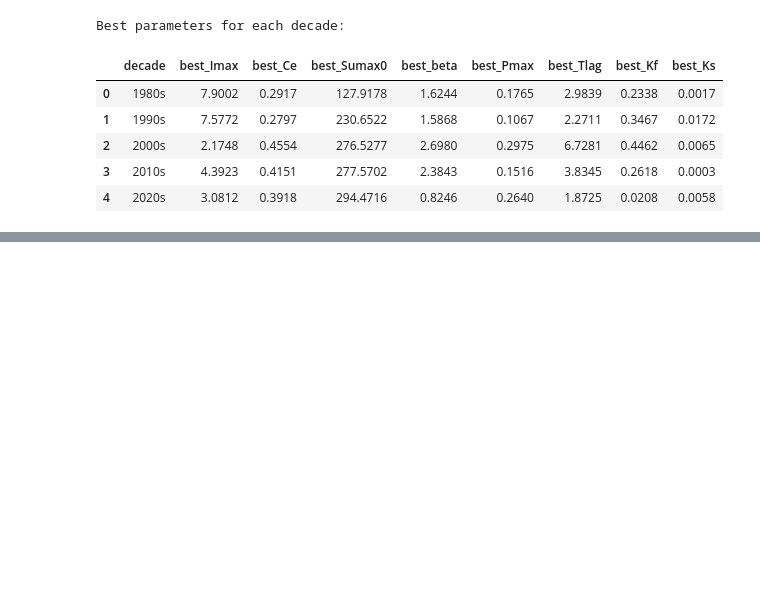
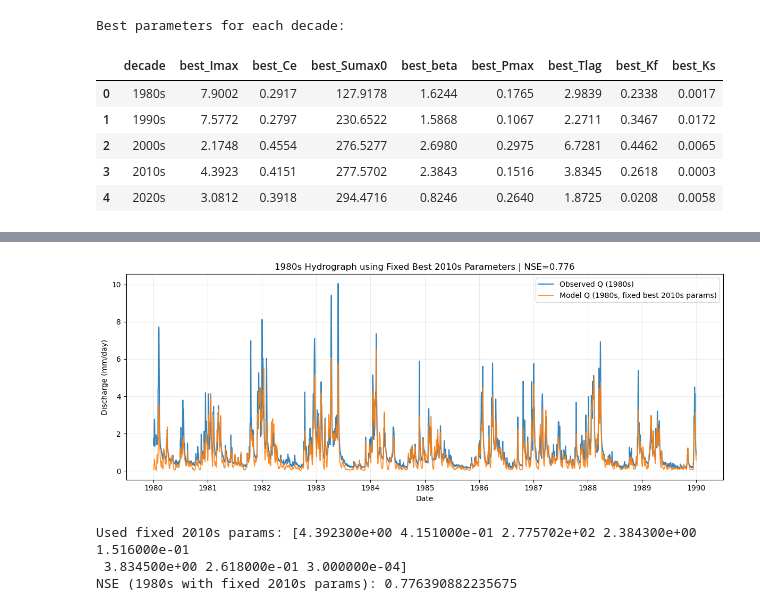
Before and after one commit to Doriswong35/teaching-materials, a Jupyter notebook: Main_project/HBV_constant_Sumax.ipynb, the cells around one changed output, grey strips where cells are left out. Saved outputs shown, nothing was run; the diff lists cells and outputs as text; code cells hidden in the pictures; blank space fills up the shorter version.

Commit message:
Some new plots on constant Su_max

```diff
--- a/Main_project/HBV_constant_Sumax.ipynb
+++ b/Main_project/HBV_constant_Sumax.ipynb
@@ -10,6 +10,21 @@ import pandas as pd
 import xarray as xr
 import matplotlib.pyplot as plt
 from hbv_bmi_constant import HBV_Bmi
+# %%
+# Put this at the top of your notebook/cell
+plt.rcParams.update({
+    'font.size': 20,
+    'axes.titlesize': 26,
+    'axes.labelsize': 22,
+    'xtick.labelsize': 18,
+    'ytick.labelsize': 18,
+    'legend.fontsize': 18,
+    'lines.linewidth': 2.5,
+    'lines.markersize': 9,
+    'savefig.dpi': 300,
+})
+
+# Then create your graphs normally - they'll all be poster-ready
 # %%
 base = Path('/Users/doriswong/Documents/ENVM1502/teaching-materials/Main_project')
 temp_path = base / 'ERA5_Temp_1980_2026.csv'
@@ -600,0 +635,64 @@ Best parameters for each decade:
+# %%
+import numpy as np
+import pandas as pd
+import matplotlib.pyplot as plt
+from pathlib import Path
+
+# Fixed best 2010s parameters from your decadal results:
+# [Imax, Ce, Sumax0, beta, Pmax, Tlag, Kf, Ks]
+best_2010s_params = np.array([4.3923, 0.4151, 277.5702, 2.3843, 0.1516, 3.8345, 0.2618, 0.0003], dtype=float)
+
+# 1980s run window (with 1-year spin-up)
+sim_start_1980s = pd.Timestamp("1979-01-01")
+sim_end_1980s = pd.Timestamp("1989-12-31")
+score_start_1980s = pd.Timestamp("1980-01-01")
+score_end_1980s = pd.Timestamp("1989-12-31")
+
+base_path = Path("/Users/doriswong/Documents/ENVM1502/teaching-materials/Main_project")
+grdc_path = Path("/Users/doriswong/Documents/ENVM1502/teaching-materials/Assignments/6336500_Q_Day.Cmd.txt")
+shape_area = 28191724718.0
+run_dir = Path.home() / "tmp_hbv_constant_tests"
+run_dir.mkdir(parents=True, exist_ok=True)
+
+# Reuse existing helper functions from your notebook
+forcing_1980s = load_forcing_daily(base_path, sim_start_1980s, sim_end_1980s)
+q_obs_1980s_full = load_q_obs_mm_day(grdc_path, forcing_1980s.index, shape_area)
+score_mask_1980s = (forcing_1980s.index >= score_start_1980s) & (forcing_1980s.index <= score_end_1980s)
+
+pr_1980s_path, pet_1980s_path = write_forcing_netcdf(
+    run_dir=run_dir,
+    tag="1980s_eval_fixed2010s",
+    index=forcing_1980s.index,
+    pr=forcing_1980s["pr_mm_day"].to_numpy(dtype=float),
+    pet=forcing_1980s["pet_mm_day"].to_numpy(dtype=float),
+)
+
+
+
+sim_1980s_full = run_hbv_constant(
+    best_2010s_params, pr_1980s_path, pet_1980s_path, run_dir, tag="1980s_with_fixed_2010s_best"
+)
+
+idx_1980s = forcing_1980s.index[score_mask_1980s]
+obs_1980s = q_obs_1980s_full[score_mask_1980s]
+sim_1980s = sim_1980s_full[score_mask_1980s]
+nse_1980s_with_2010s = nse(obs_1980s, sim_1980s)
+
+plt.figure(figsize=(12, 4.8))
+plt.plot(idx_1980s, obs_1980s, label="Observed Q (1980s)", linewidth=1.5, alpha=0.9)
+plt.plot(idx_1980s, sim_1980s, label="Model Q (1980s, fixed best 2010s params)", linewidth=1.3, alpha=0.9)
+plt.title(f"1980s Hydrograph using Fixed Best 2010s Parameters | NSE={nse_1980s_with_2010s:.3f}")
+plt.xlabel("Date")
+plt.ylabel("Discharge (mm/day)")
+plt.grid(alpha=0.25)
+plt.legend()
+plt.tight_layout()
+plt.show()
+
+print("Used fixed 2010s params:", best_2010s_params)
+print("NSE (1980s with fixed 2010s params):", float(nse_1980s_with_2010s))
+# %% [output]
+[figure, added]
+Used fixed 2010s params: [4.392300e+00 4.151000e-01 2.775702e+02 2.384300e+00 1.516000e-01
+ 3.834500e+00 2.618000e-01 3.000000e-04]
+NSE (1980s with fixed 2010s params): 0.776390882235675
```
Also changed, not shown: parts of 5 cells of this notebook.
